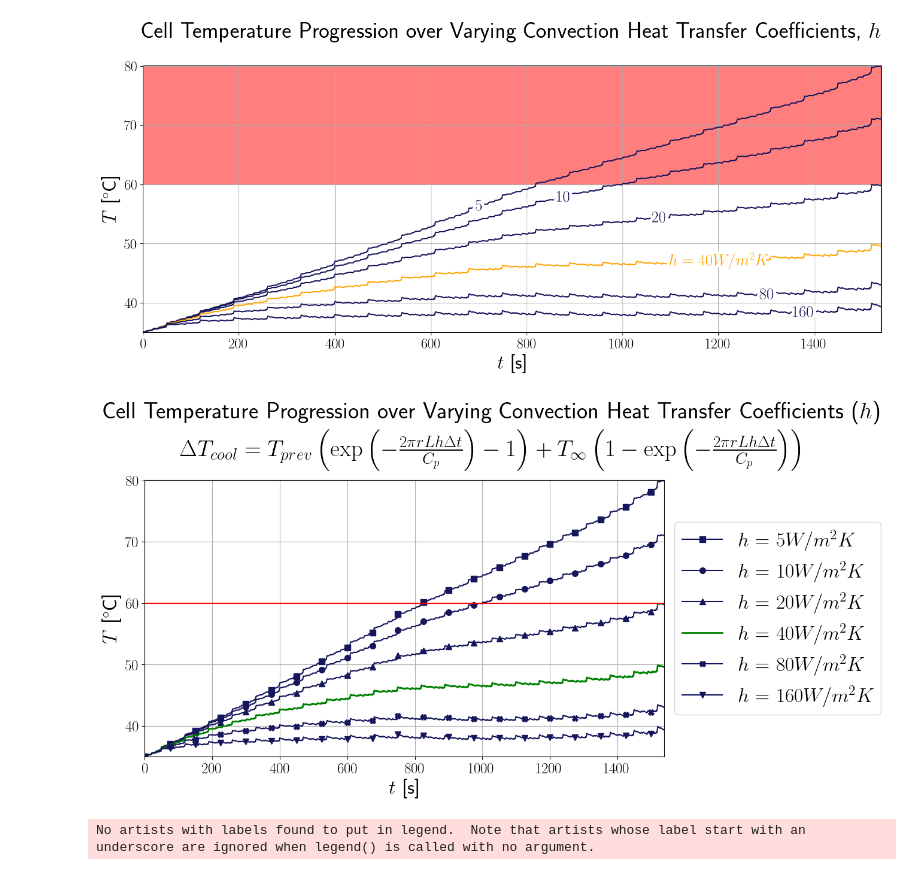
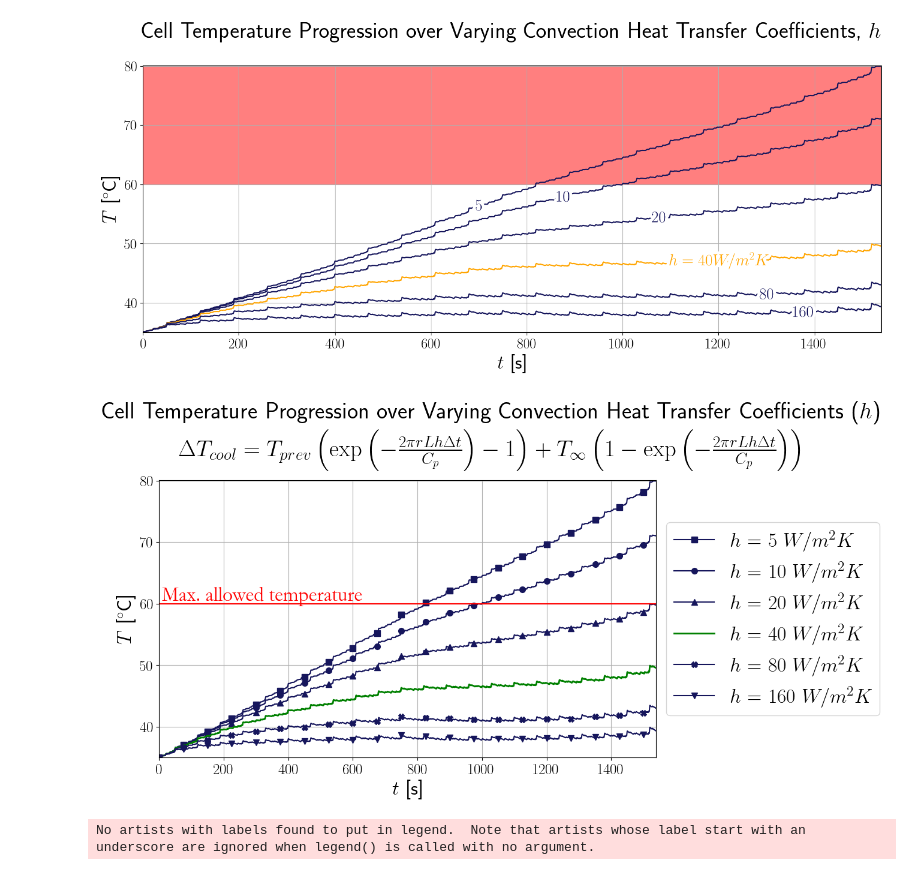
Before and after one commit to lemslemslems/cell_thermal_calculations, a Jupyter notebook: MAIN_cell_thermal_calculations.ipynb, the cells around one changed output. Saved outputs shown, nothing was run; the diff lists cells and outputs as text; code cells hidden in the pictures.

```diff
--- a/MAIN_cell_thermal_calculations.ipynb
+++ b/MAIN_cell_thermal_calculations.ipynb
@@ -365,7 +365,7 @@ plt.show()
 eq = r"$\Delta T_{cool} = T_{prev}\left(\exp{\left(-\frac{2\pi rLh \Delta t}{C_p}\right)} - 1 \right)+T_{\infty}\left(1 - \exp\left({-\frac{2\pi rLh \Delta t}{C_p}}\right)\right)$"
 # %%
 plt.rcParams['text.usetex'] = True
-fig, ax = plt.subplots(figsize=(11.2,6))
+fig, ax = plt.subplots(figsize=(10.7,6))
 
 # plot original temp variation (natural cooling)
 ax.set_title(f"Cell Temperature Progression over Varying Convection Heat Transfer Coefficients ($h$)\n{eq}",
@@ -373,35 +373,38 @@ ax.set_title(f"Cell Temperature Progression over Varying Convection Heat Transfe
 ax.set_xlabel("$t$ [s]", fontsize = 24)
 ax.set_ylabel("$T$ [$^{\\circ}$C]", fontsize = 24)
 ax.set_xlim(0,time[-1])
 ax.set_ylim(T_amb, np.max(temps))
 ax.tick_params(axis = 'both', which = 'major', labelsize = 18)
 ax.grid(1)
 
 colors = ["#000000", "#16165c", "#3333cc", "#f5bd41", "#ffbf56", "#ffe957"]
 colors_reversed = []
 for i in colors[::-1]:
     colors_reversed.append(i)
 
 markers = ["s", "o", "^", " ", "X", "v"]
 
 
 # plot all tested temp variations
 for i in range(temps.shape[1]):
     if conv_coeff_test[i] == 40:
         plt.plot(data[:,1], temps[:,i], color = "g", linewidth = 2)
     else:
         plt.plot(data[:,1], temps[:,i], marker = markers[i], color = "#16165c",
                  markevery = 1500, markersize = 7)
 
 # legend placement
-legends = [f"$h$ = ${i}W/m^{2}K$" for i in conv_coeff_test]
+legends = [f"$h$ = ${i}$ $W/m^{2}K$" for i in conv_coeff_test]
 ax.legend(legends, bbox_to_anchor = [1,0.5], loc = "center left", fontsize = 24)
 
+
 # put a warning region
+plt.rcParams['text.usetex'] = False
+ax.text(10,60.5,"Max. allowed temperature", color = "red", fontsize = 24, fontname = "Garamond")
 ax.hlines(60,0,time[-1], color = "red", linewidth = 1.5)
 plt.show()
 # %% [output]
-[figure, old version]
+[figure, new version]
 # %%
 import matplotlib.pyplot as plt
 
```
